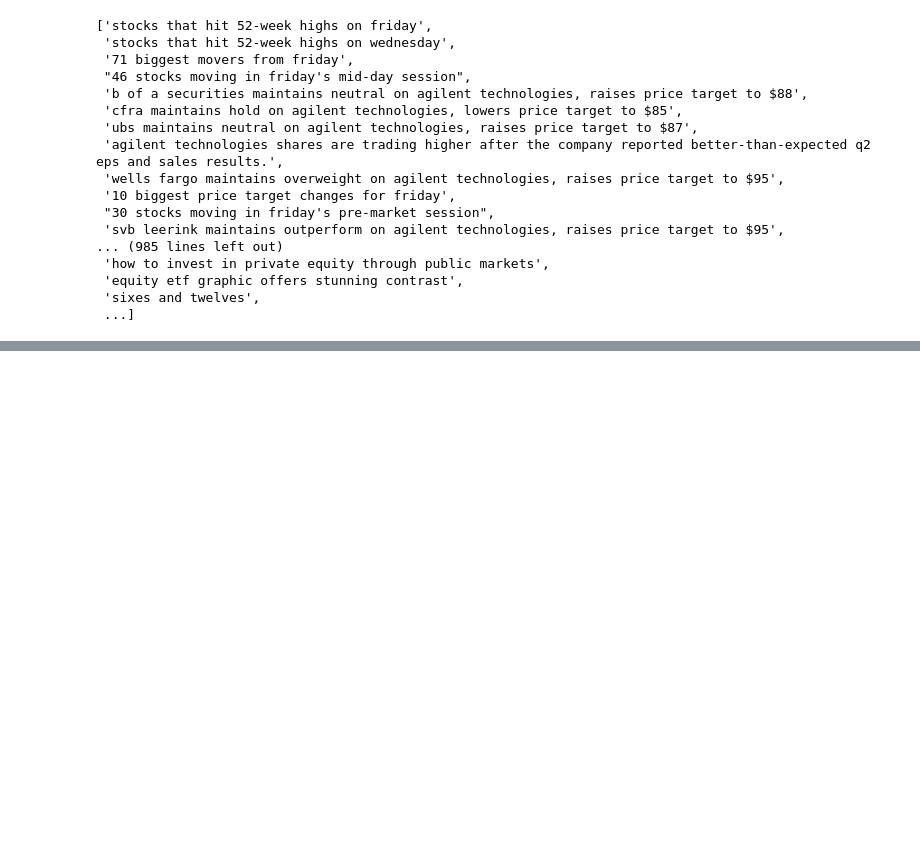
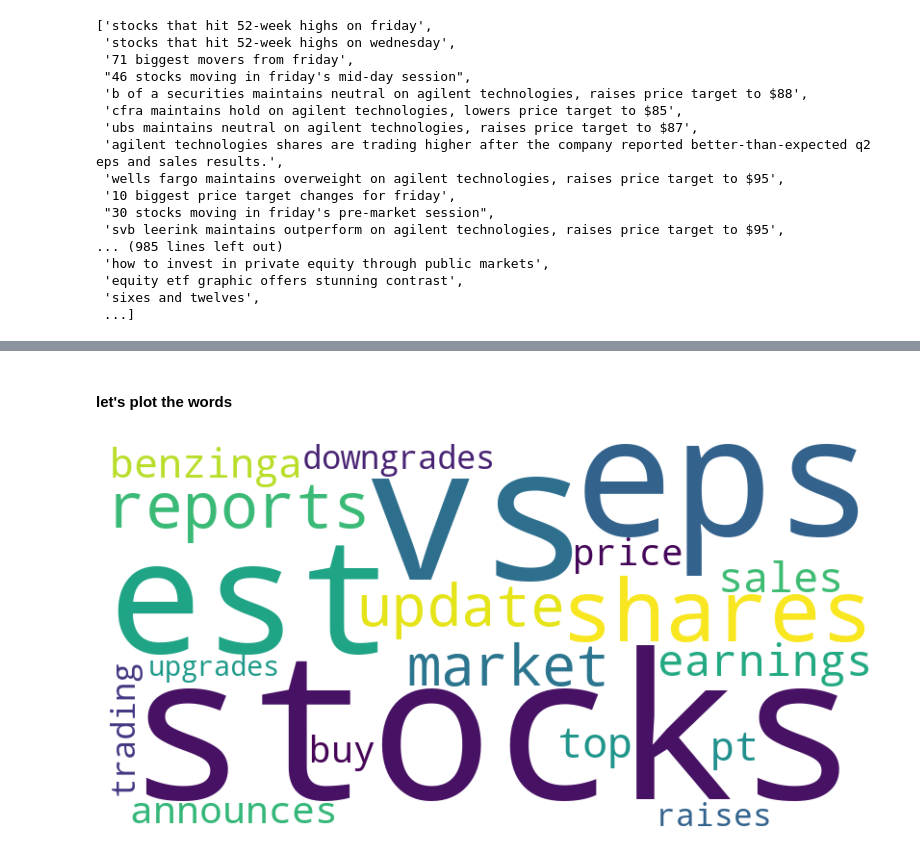
Before and after one commit to Bereket-07/Financial-News-Sentiment-and-Stock-Market-Analysis, a Jupyter notebook: notebooks/myNoteBook.ipynb, the cells around one changed output, grey strips where cells are left out. Drawn from its saved outputs; the diff is of its cells as text; code cells hidden in the pictures; blank space fills up the shorter version.

```diff
--- a/notebooks/myNoteBook.ipynb
+++ b/notebooks/myNoteBook.ipynb
@@ -565,6 +565,7 @@ class Identifing_commen_words():
     def __init__(self, data):
         self.data = data
         # Download NLTK data files (only need to do this once)
+        import nltk
         nltk.download('punkt')
         nltk.download('stopwords')
         self.stop_words = set(stopwords.words('english'))
@@ -584,21 +585,21 @@ class Identifing_commen_words():
         self.cleand_headlines = [self.text_cleaning_process(head) for head in headline]
         return self.cleand_headlines
 
-    def tokenize_and_frequency_distribution(self):
-        self.all_words = [word for token in self.cleand_headlines for word in token]
+    def tokenize_and_frequency_distribution(self,cleand_headlines):
+        self.all_words = [word for token in cleand_headlines for word in token]
         return self.all_words
 
-    def the_most_frequnent(self):
-        self.most_frequent = FreqDist(self.all_words)
-        return self.most_frequent.most_common(20)
+    def the_most_frequnent(self,all_words):
+        self.most_frequent = FreqDist(all_words)
+        return self.most_frequent.most_common()
 
-    def bigram_analysis(self, num):
-        self.bigram_finder = BigramCollocationFinder.from_words(self.all_words)
+    def bigram_analysis(self, all_words,num ):
+        self.bigram_finder = BigramCollocationFinder.from_words(all_words)
         self.bigrams = self.bigram_finder.nbest(BigramAssocMeasures.likelihood_ratio, num)
         return self.bigrams
 
-    def trigram_analysis(self, num):
-        self.trigram_finder = TrigramCollocationFinder.from_words(self.all_words)
+    def trigram_analysis(self, all_words,num):
+        self.trigram_finder = TrigramCollocationFinder.from_words(all_words)
         self.trigrams = self.trigram_finder.nbest(TrigramAssocMeasures.likelihood_ratio, num)
         return self.trigrams
 # %% [markdown]
@@ -646,4 +647,5 @@ headline
  'sixes and twelves',
  ...]
 # %%
-identify.clean_data(headline)
+cleand_headlines = identify.clean_data(headline)
+cleand_headlines
@@ -654,0 +652,3 @@ LookupError:
+# %%
+all_words = identify.tokenize_and_frequency_distribution(cleand_headlines)
+all_words
@@ -654,0 +673,3 @@ LookupError:
+# %%
+common_words = identify.the_most_frequnent(all_words)
+common_words
@@ -654,0 +745,14 @@ LookupError:
+# %% [markdown]
+#### let's plot the words
+# %%
+from wordcloud import WordCloud
+# Generate a word cloud
+wordcloud = WordCloud(width=800, height=400, background_color='white').generate_from_frequencies(dict(common_words))
+
+# Plot the word cloud
+plt.figure(figsize=(10, 5))
+plt.imshow(wordcloud, interpolation='bilinear')
+plt.axis('off')
+plt.show()
+# %% [output]
+[figure, added]
```
Also changed, not shown: parts of 5 cells of this notebook.
